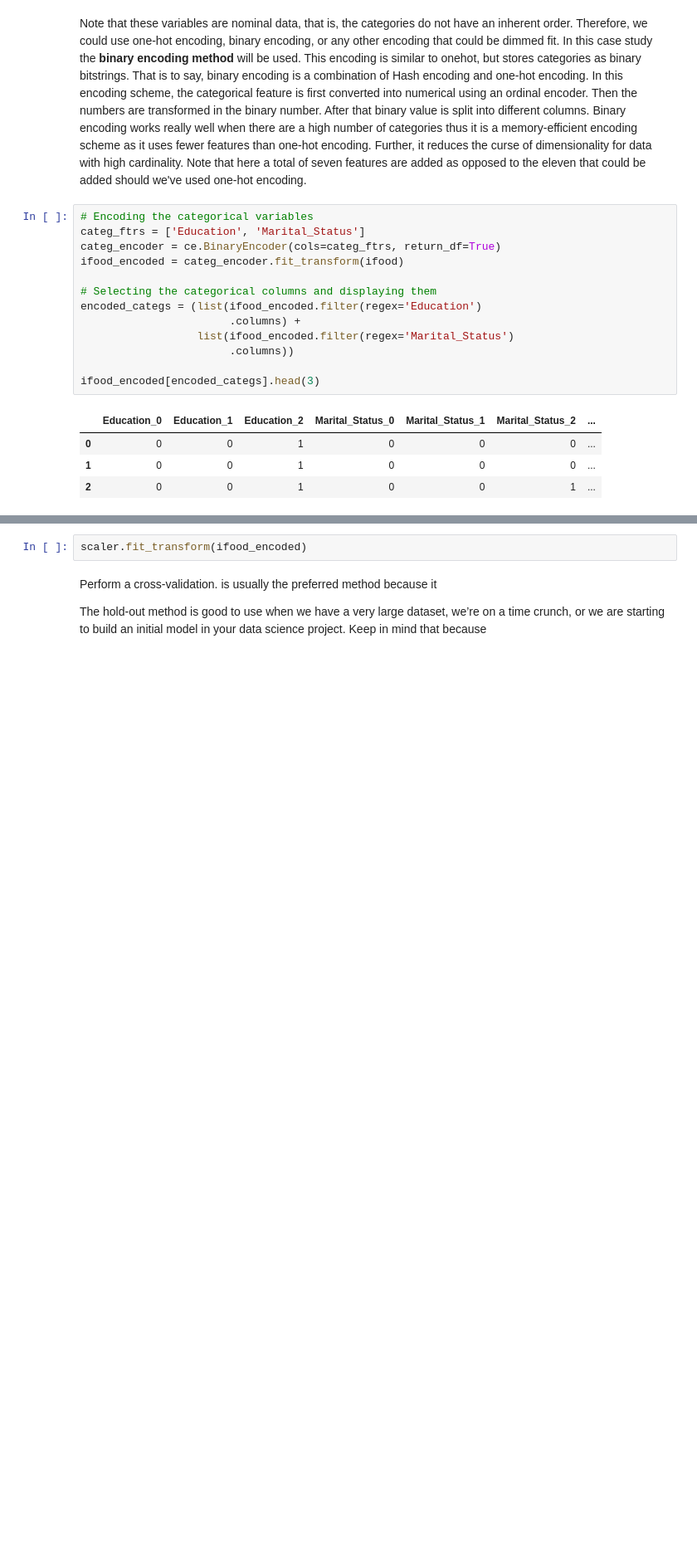
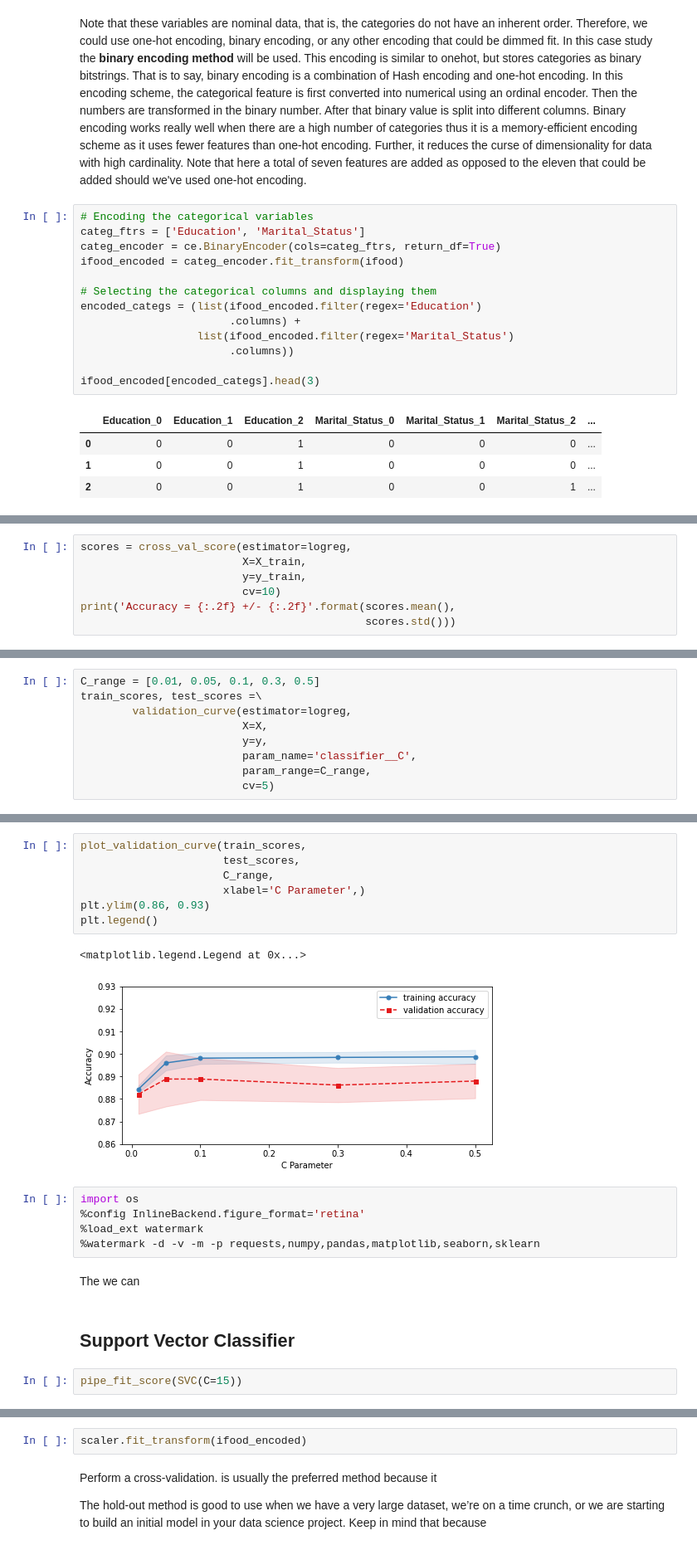
Before and after one commit to Demiga-g/iFood-Marketing-Analysis, a Jupyter notebook: iFood Marketing Analysis.ipynb, the cells around one changed output, grey strips where cells are left out. Shown: that part at 83% size. Drawn from its saved outputs; the diff is of its cells as text; blank space fills up the shorter version.

```diff
--- a/iFood Marketing Analysis.ipynb
+++ b/iFood Marketing Analysis.ipynb
@@ -1062,0 +1035,7 @@ We set `scoring` equal to `"neg_mean_squared_error"`, which returns the negative
+# %%
+scores = cross_val_score(estimator=logreg,
+                         X=X_train,
+                         y=y_train,
+                         cv=10)
+print('Accuracy = {:.2f} +/- {:.2f}'.format(scores.mean(),
+                                            scores.std()))
@@ -1062,0 +1091,9 @@ We set `scoring` equal to `"neg_mean_squared_error"`, which returns the negative
+# %%
+C_range = [0.01, 0.05, 0.1, 0.3, 0.5]
+train_scores, test_scores =\
+        validation_curve(estimator=logreg,
+                         X=X,
+                         y=y,
+                         param_name='classifier__C',
+                         param_range=C_range,
+                         cv=5)
@@ -1062,0 +1157,21 @@ We set `scoring` equal to `"neg_mean_squared_error"`, which returns the negative
+# %%
+plot_validation_curve(train_scores,
+                      test_scores,
+                      C_range,
+                      xlabel='C Parameter',)
+plt.ylim(0.86, 0.93)
+plt.legend()
+# %% [output]
+<matplotlib.legend.Legend at 0x...>
+[figure, added]
+# %%
+import os
+%config InlineBackend.figure_format='retina'
+%load_ext watermark
+%watermark -d -v -m -p requests,numpy,pandas,matplotlib,seaborn,sklearn
+# %% [markdown]
+The we can
+# %% [markdown]
+## Support Vector Classifier
+# %%
+pipe_fit_score(SVC(C=15))
```
Also changed, not shown: parts of 66 cells of this notebook.
